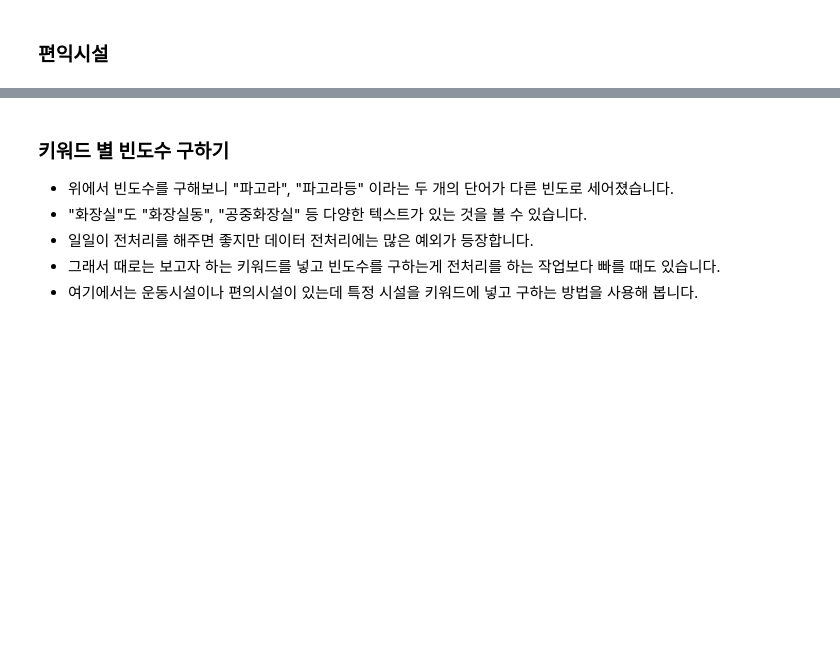
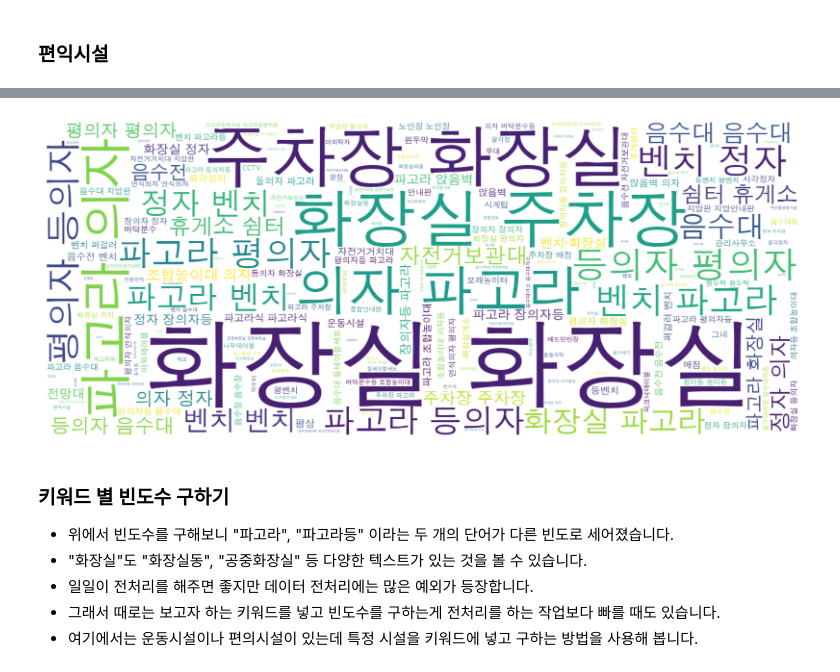
Before and after one commit to online5880/Public-Data-Analysis-in-Python, a Jupyter notebook: park/05_park_input.ipynb, the cells around one changed output, grey strips where cells are left out. Drawn from its saved outputs; the diff is of its cells as text; code cells hidden in the pictures; blank space fills up the shorter version.

```diff
--- a/park/05_park_input.ipynb
+++ b/park/05_park_input.ipynb
@@ -725,5 +791,8 @@ word_cloud(gym)
 # %%
 # 편익시설에 대한 워드클라우드를 위에서 정의한 wordcloud 함수로 그려봅니다.
+word_cloud(fac)
+# %% [output]
+[figure, added]
 # %% [markdown]
 ### 키워드 별 빈도수 구하기
 * 위에서 빈도수를 구해보니 "파고라", "파고라등" 이라는 두 개의 단어가 다른 빈도로 세어졌습니다.
```
Also changed, not shown: parts of 11 cells of this notebook.
